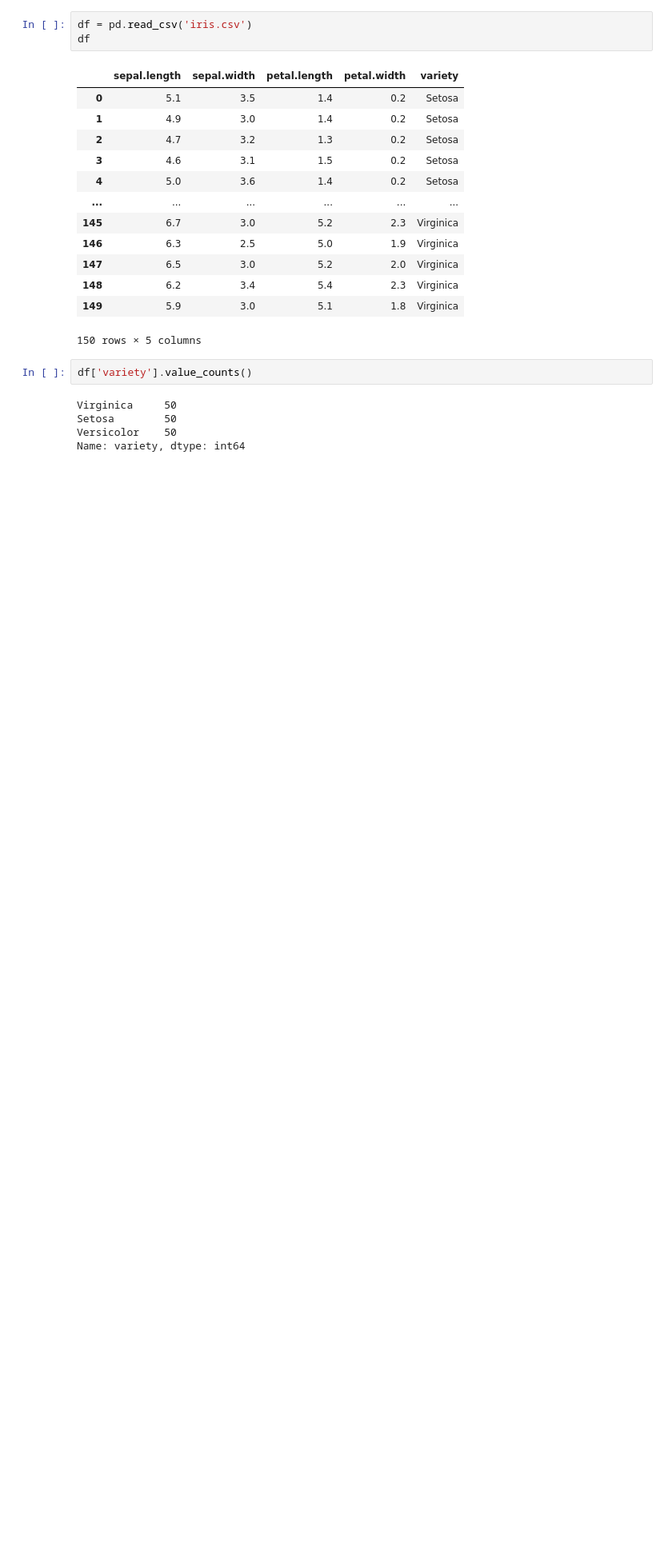
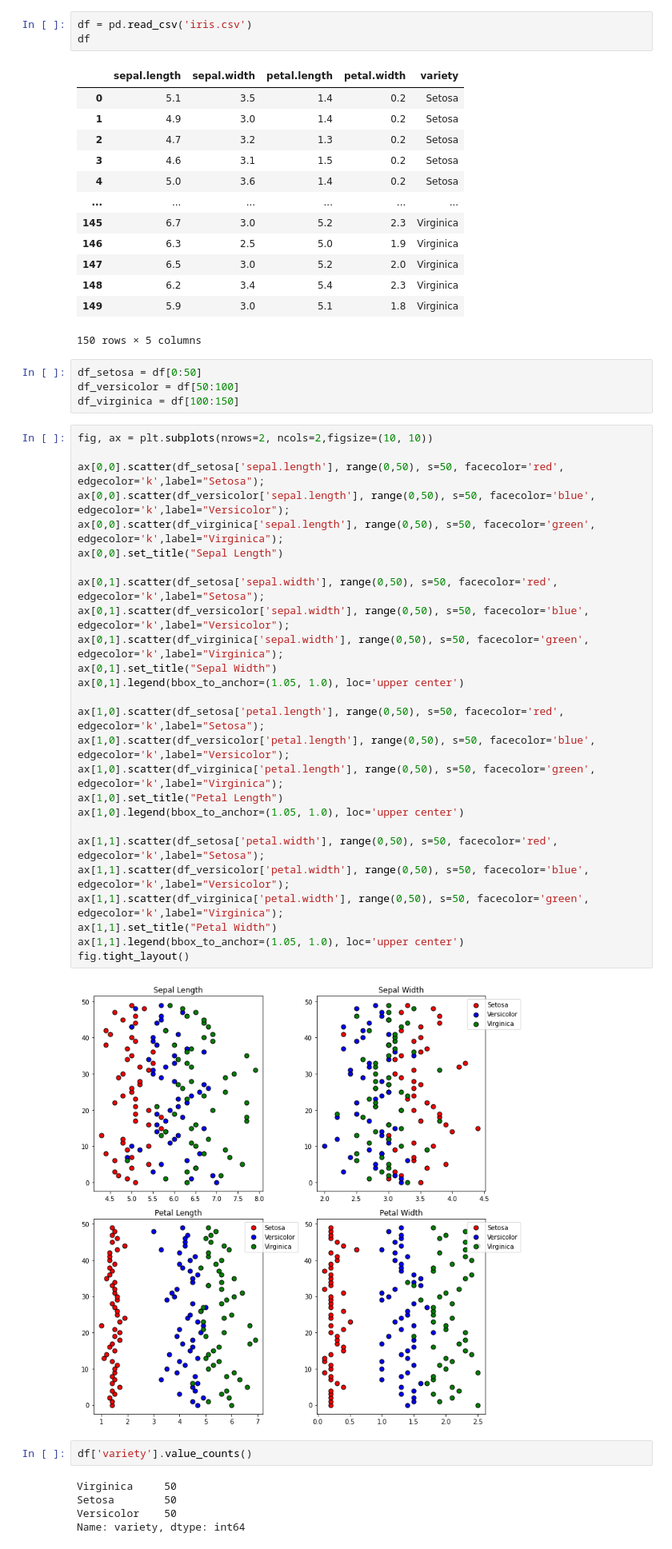
Before and after one commit to Sau1o/pythonScripts, a Jupyter notebook: iris/iris.ipynb, the cells around one changed output. Shown at 80% size. Saved outputs shown, nothing was run; the diff lists cells and outputs as text; blank space fills up the shorter version.

```diff
--- a/iris/iris.ipynb
+++ b/iris/iris.ipynb
@@ -34,6 +34,38 @@ df
 | 148 | 6.2 | 3.4 | 5.4 | 2.3 | Virginica |
 | 149 | 5.9 | 3.0 | 5.1 | 1.8 | Virginica |
 150 rows × 5 columns
+# %%
+df_setosa = df[0:50]
+df_versicolor = df[50:100]
+df_virginica = df[100:150]
+# %%
+fig, ax = plt.subplots(nrows=2, ncols=2,figsize=(10, 10))
+
+ax[0,0].scatter(df_setosa['sepal.length'], range(0,50), s=50, facecolor='red', edgecolor='k',label="Setosa");
+ax[0,0].scatter(df_versicolor['sepal.length'], range(0,50), s=50, facecolor='blue', edgecolor='k',label="Versicolor");
+ax[0,0].scatter(df_virginica['sepal.length'], range(0,50), s=50, facecolor='green', edgecolor='k',label="Virginica");
+ax[0,0].set_title("Sepal Length")
+
+ax[0,1].scatter(df_setosa['sepal.width'], range(0,50), s=50, facecolor='red', edgecolor='k',label="Setosa");
+ax[0,1].scatter(df_versicolor['sepal.width'], range(0,50), s=50, facecolor='blue', edgecolor='k',label="Versicolor");
+ax[0,1].scatter(df_virginica['sepal.width'], range(0,50), s=50, facecolor='green', edgecolor='k',label="Virginica");
+ax[0,1].set_title("Sepal Width")
+ax[0,1].legend(bbox_to_anchor=(1.05, 1.0), loc='upper center')
+
+ax[1,0].scatter(df_setosa['petal.length'], range(0,50), s=50, facecolor='red', edgecolor='k',label="Setosa");
+ax[1,0].scatter(df_versicolor['petal.length'], range(0,50), s=50, facecolor='blue', edgecolor='k',label="Versicolor");
+ax[1,0].scatter(df_virginica['petal.length'], range(0,50), s=50, facecolor='green', edgecolor='k',label="Virginica");
+ax[1,0].set_title("Petal Length")
+ax[1,0].legend(bbox_to_anchor=(1.05, 1.0), loc='upper center')
+
+ax[1,1].scatter(df_setosa['petal.width'], range(0,50), s=50, facecolor='red', edgecolor='k',label="Setosa");
+ax[1,1].scatter(df_versicolor['petal.width'], range(0,50), s=50, facecolor='blue', edgecolor='k',label="Versicolor");
+ax[1,1].scatter(df_virginica['petal.width'], range(0,50), s=50, facecolor='green', edgecolor='k',label="Virginica");
+ax[1,1].set_title("Petal Width")
+ax[1,1].legend(bbox_to_anchor=(1.05, 1.0), loc='upper center')
+fig.tight_layout()
+# %% [output]
+[figure, added]
 # %%
 df['variety'].value_counts()
 # %% [output]
```
Also changed, not shown: parts of 2 cells of this notebook.
